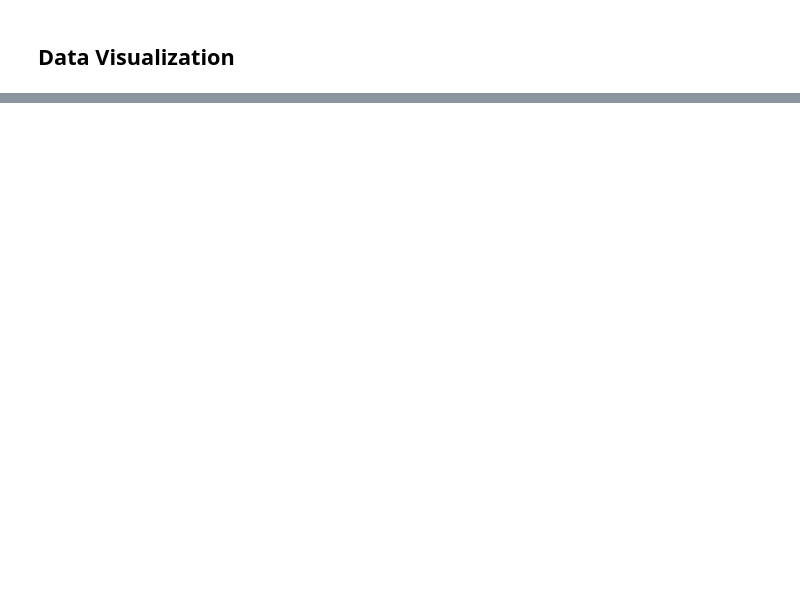
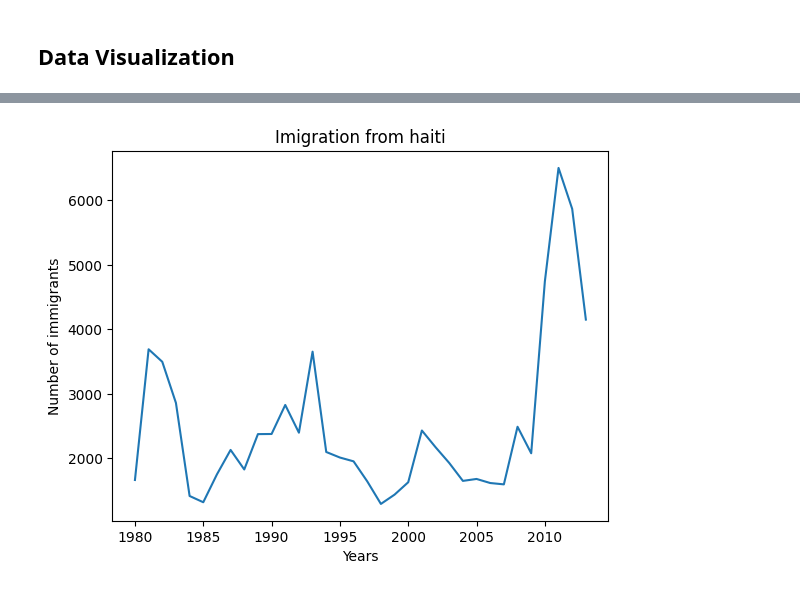
Before and after one commit to patrikfreisner/PythonDataScience, a Jupyter notebook: 12 - Data Visualization part1.ipynb, the cells around one changed output, grey strips where cells are left out. Saved outputs shown, nothing was run; the diff lists cells and outputs as text; code cells hidden in the pictures; blank space fills up the shorter version.

Commit message:
End of DataVisualization Week3

```diff
--- a/12 - Data Visualization part1.ipynb
+++ b/12 - Data Visualization part1.ipynb
@@ -36,6 +39,7 @@ plt.show()
 # %%
 import numpy as np
 import pandas as pd
-from __future__ import print_function
+# from __future__ import print_function
 
-df_can = pd.read_excel("./files/Canada.xlsx")
+df_can = pd.read_excel("./files/Canada.xlsx", sheet_name="Canada by Citizenship",
+                       skiprows=range(20), skipfooter=2)
@@ -43,0 +56,14 @@ ImportError: Missing optional dependency 'openpyxl'.  Use pip or conda to instal
+# %%
+df_canada = df_can.set_index("OdName")
+df_canada.rename(columns={"OdName": "Country"})
+df_canada["Total"] = df_canada.iloc[:, 8:].sum(axis=1)
+# %%
+# df_canada
+years = list(map(int, range(1980, 2014)))
+df_canada.loc["Haiti", years].plot()
+plt.title("Imigration from haiti")
+plt.ylabel("Number of immigrants")
+plt.xlabel("Years")
+plt.show()
+# %% [output]
+[figure, added]
```
Also changed, not shown: parts of 8 cells of this notebook, 5 other files.
